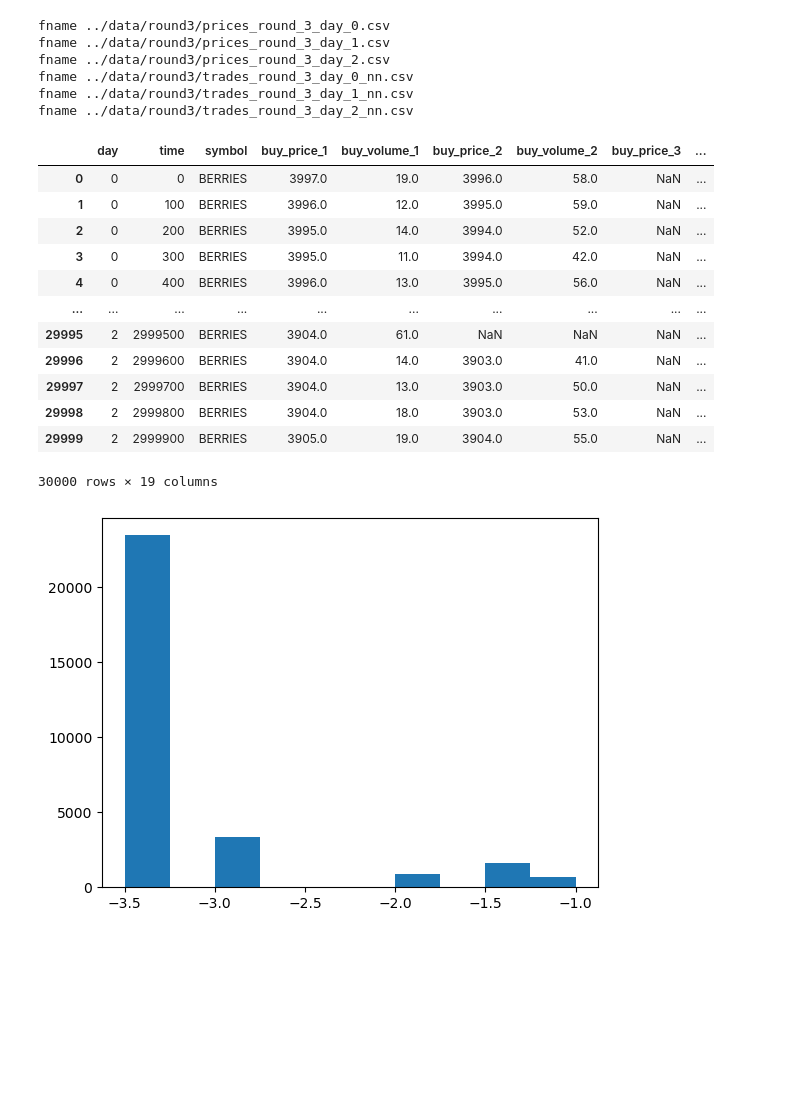
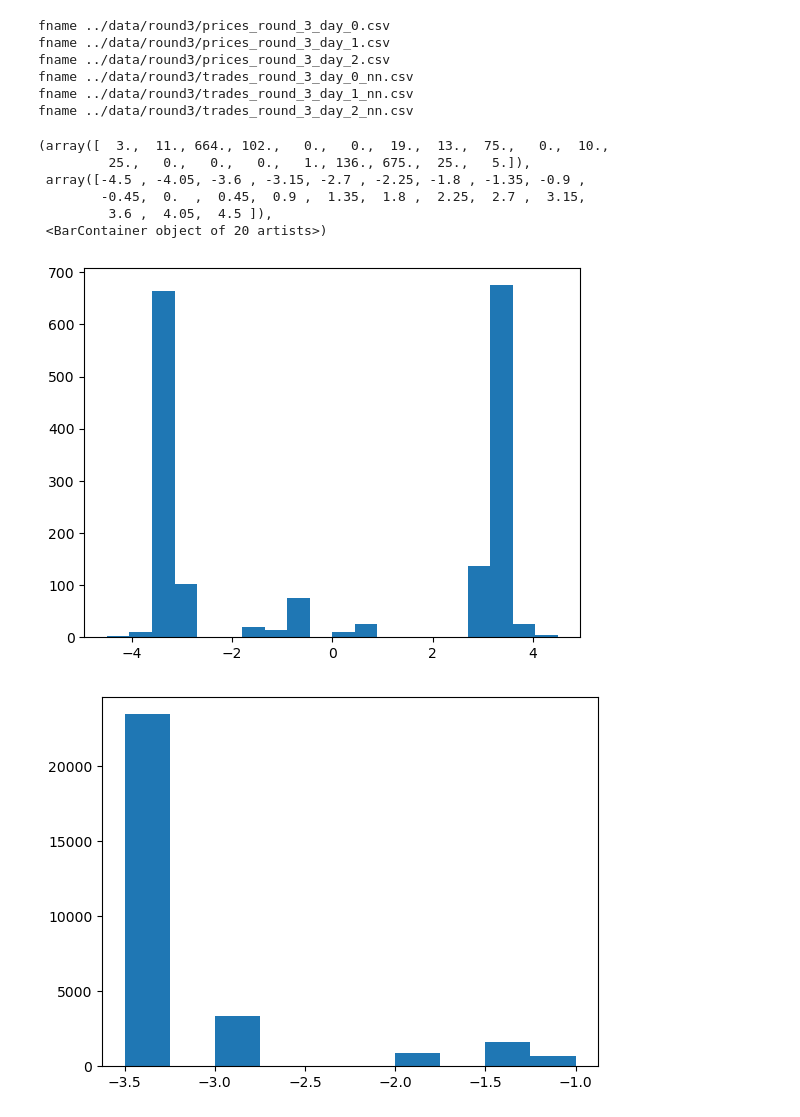
Before and after one commit to rzhan11/IMCTradingComp23, a Jupyter notebook: nbs/stats learning-round3.ipynb, the cells around one changed output. Saved outputs shown, nothing was run; the diff lists cells and outputs as text; code cells hidden in the pictures; blank space fills up the shorter version.

```diff
--- a/nbs/stats learning-round3.ipynb
+++ b/nbs/stats learning-round3.ipynb
@@ -635,27 +791,21 @@ fname ../data/round3/prices_round_3_day_2.csv
 fname ../data/round3/trades_round_3_day_0_nn.csv
 fname ../data/round3/trades_round_3_day_1_nn.csv
 fname ../data/round3/trades_round_3_day_2_nn.csv
-# %%
-berry_df
-# %% [output]
-|  | day | time | symbol | buy_price_1 | buy_volume_1 | buy_price_2 | buy_volume_2 | buy_price_3 | ... |
-| 0 | 0 | 0 | BERRIES | 3997.0 | 19.0 | 3996.0 | 58.0 | NaN | ... |
-| 1 | 0 | 100 | BERRIES | 3996.0 | 12.0 | 3995.0 | 59.0 | NaN | ... |
-| 2 | 0 | 200 | BERRIES | 3995.0 | 14.0 | 3994.0 | 52.0 | NaN | ... |
-| 3 | 0 | 300 | BERRIES | 3995.0 | 11.0 | 3994.0 | 42.0 | NaN | ... |
-| 4 | 0 | 400 | BERRIES | 3996.0 | 13.0 | 3995.0 | 56.0 | NaN | ... |
-| ... | ... | ... | ... | ... | ... | ... | ... | ... | ... |
-| 29995 | 2 | 2999500 | BERRIES | 3904.0 | 61.0 | NaN | NaN | NaN | ... |
-| 29996 | 2 | 2999600 | BERRIES | 3904.0 | 14.0 | 3903.0 | 41.0 | NaN | ... |
-| 29997 | 2 | 2999700 | BERRIES | 3904.0 | 13.0 | 3903.0 | 50.0 | NaN | ... |
-| 29998 | 2 | 2999800 | BERRIES | 3904.0 | 18.0 | 3903.0 | 53.0 | NaN | ... |
-| 29999 | 2 | 2999900 | BERRIES | 3905.0 | 19.0 | 3904.0 | 55.0 | NaN | ... |
-30000 rows × 19 columns
 # %%
 trade_df["sell_edge"] = trade_df["price"] - trade_df["mid_price"]
 
 berry_df["take_buy_edge"] = berry_df["buy_price_1"] - berry_df["mid_price"]
 berry_df["take_sell_edge"] = berry_df["mid_price"] - berry_df["sell_price_1"]
+# %%
+plt.hist(trade_df["sell_edge"], bins=20)
+# %% [output]
+(array([  3.,  11., 664., 102.,   0.,   0.,  19.,  13.,  75.,   0.,  10.,
+         25.,   0.,   0.,   0.,   1., 136., 675.,  25.,   5.]),
+ array([-4.5 , -4.05, -3.6 , -3.15, -2.7 , -2.25, -1.8 , -1.35, -0.9 ,
+        -0.45,  0.  ,  0.45,  0.9 ,  1.35,  1.8 ,  2.25,  2.7 ,  3.15,
+         3.6 ,  4.05,  4.5 ]),
+ <BarContainer object of 20 artists>)
+[figure, added]
 # %%
 plt.hist(berry_df["take_buy_edge"])
 plt.show()
```
Also changed, not shown: parts of 31 cells of this notebook, 5 other files.
